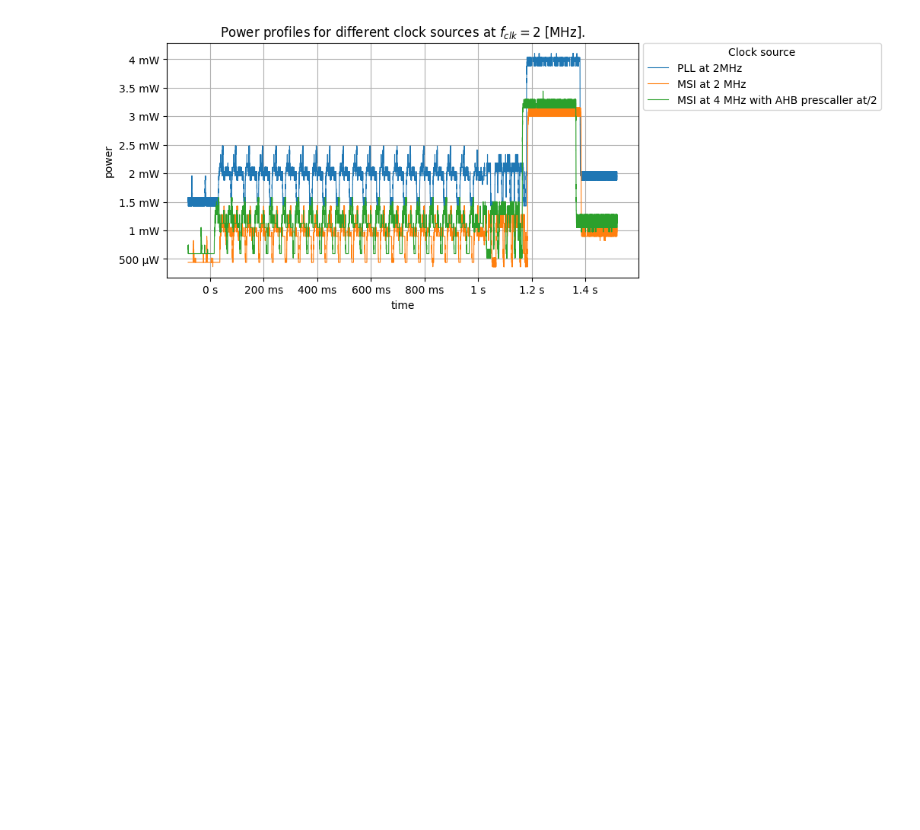
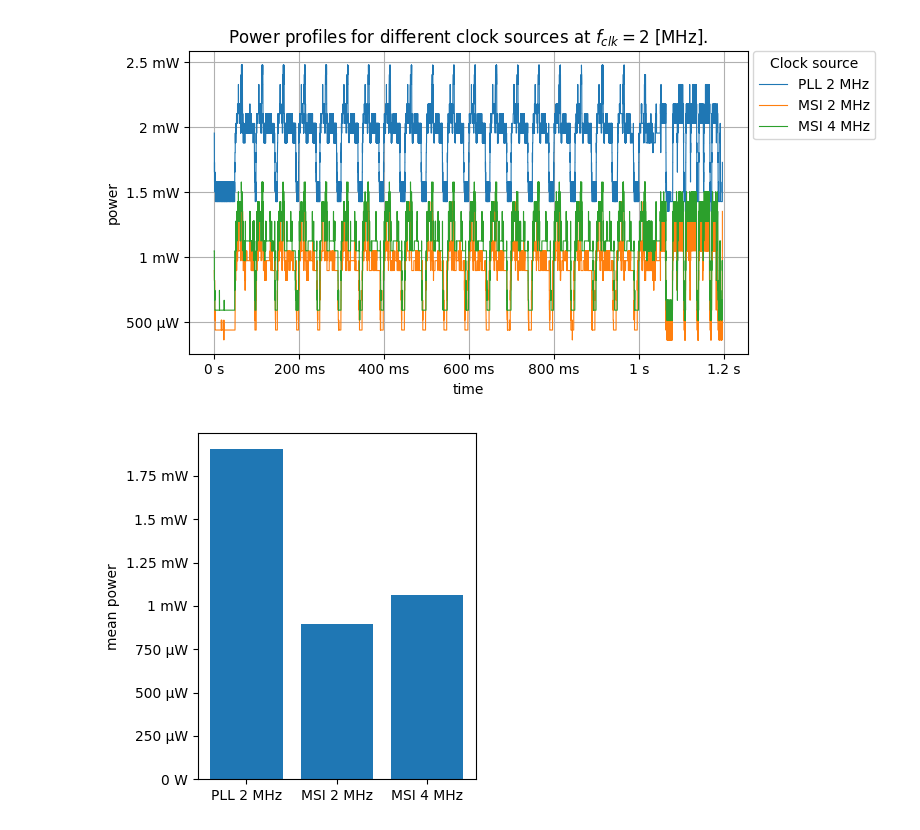
Before and after one commit to jucodavid/LELEC210X, a Jupyter notebook: mcu/report/frequency_reduction/Processing.ipynb, the cells around one changed output. Cells and saved outputs as stored; diff of their text form; code cells hidden in the pictures; blank space fills up the shorter version.

```diff
--- a/mcu/report/frequency_reduction/Processing.ipynb
+++ b/mcu/report/frequency_reduction/Processing.ipynb
@@ -83,6 +74,7 @@ plot_pp(times,chs,labels,labels_title,title)
 means = np.array([np.mean(npp['w']) for npp in npps])
 f = np.arange(32,12,-2) * 1e6
 formatter_hz = EngFormatter(unit='Hz')
+plt.rcParams["figure.figsize"] = (8,4)
 plt.plot(f, means,'--^', markersize=7)
 plt.gca().xaxis.set_major_formatter(formatter_hz)
 plt.gca().yaxis.set_major_formatter(formatter_w)
@@ -91,4 +83,7 @@ plt.gca().xaxis.set_inverted(True)
 plt.ylabel('mean power')
 plt.xlabel('CPU clock frequency')
 plt.grid()
+plt.tight_layout()
+plt.savefig('Export/fVSW32to14.pdf')
+plt.show()
 # %% [output]
@@ -179,13 +165,6 @@ for i,pp in enumerate([pp8MSI,pp8HSI]):
     pp.rename(columns={'CH1(V)': 'CH1(W)'},inplace=True)
 
 pps8 = [pp8,pp8MSI,pp8HSI]
-
-times = np.vstack([pp['Time(S)'] for pp in pps8])
-chs   = np.vstack([pp['CH1(W)'] for pp in pps8])
-labels = ["PLL", "MSI", "HSI"]
-labels_title = "Clock source"
-title = "Power profiles for different clock sources at $f_{clk} = 8$ [MHz]."
-plot_pp(times,chs,labels,labels_title,title)
 
 npps8 = []
 for ind, pp in enumerate(pps8):
@@ -207,20 +186,20 @@ for ind, pp in enumerate(pps8):
     npp['t'] = time[:stop]
     npp['w'] = x[:stop].values
     npps8.append(npp)
-    # plt.plot(npp['t'], npp['w'])
-    # plt.xlim(0,1.2)
-    # plt.show()
 
 times = [npp['t'] for npp in npps8]
 chs   = [npp['w'] for npp in npps8]
 labels = ["PLL", "MSI", "HSI"]
 labels_title = "Clock source"
 title = "Power profiles for different clock sources at $f_{clk} = 8$ [MHz]."
-plot_pp(times,chs,labels,labels_title,title)
+plot_pp(times,chs,labels,labels_title,title,'Export/pp8_clk_source.pdf')
 
 means8 = np.array([np.mean(npp['w']) for npp in npps8])
+plt.rcParams["figure.figsize"] = (4,4)
 plt.bar(labels, means8)
 plt.gca().yaxis.set_major_formatter(formatter_w)
 plt.ylabel('mean power')
+plt.tight_layout()
+plt.savefig('Export/bar8.pdf')
 plt.show()
 # %% [output]
@@ -230,19 +208,55 @@ plt.show()
 # %%
 # pp2
 pp2MSI2 = pd.read_csv("Data/2a.csv",delimiter=',',skiprows=7, index_col=0)
 pp2MSI4 = pd.read_csv("Data/2b.csv",delimiter=',',skiprows=7, index_col=0)
 
 for i,pp in enumerate([pp2MSI2,pp2MSI4]):
     pp['CH1(V)'] = (3.3 - pp['CH1(V)']) * pp['CH1(V)'] / 68
     pp.rename(columns={'CH1(V)': 'CH1(W)'},inplace=True)
 
 pps2 = [pp2,pp2MSI2,pp2MSI4]
 
-times = np.vstack([pp['Time(S)'] for pp in pps2])
-chs   = np.vstack([pp['CH1(W)'] for pp in pps2])
-labels = ["PLL at 2MHz", "MSI at 2 MHz", "MSI at 4 MHz with AHB prescaller at/2"]
+npps2 = []
+for ind, pp in enumerate(pps2):
+
+    peaks, _ = find_peaks(pp['CH1(W)'].values, prominence=.00035)
+
+    for i, peak in enumerate(pp['CH1(W)'][peaks].values):
+
+        if pp['CH1(W)'][peaks].values[0] - peak < -0.0003:
+            break
+
+    start = peaks[i-1]
+    time = pp['Time(S)'][start:].values - pp['Time(S)'][start]
+    x = pp['CH1(W)'][start:]
+
+    stop = np.argmin(np.abs(time-1.197))
+
+
+    npp = pd.DataFrame(dtype=float)
+    npp['t'] = time[:stop]
+    npp['w'] = x[:stop].values
+    npps2.append(npp)
+    # plt.plot(npp['t'], npp['w'])
+    # plt.xlim(0,1.2)
+    # plt.show()
+
+times = [npp['t'] for npp in npps2]
+chs   = [npp['w'] for npp in npps2]
+labels = ["PLL 2 MHz", "MSI 2 MHz", "MSI 4 MHz"]
 labels_title = "Clock source"
 title = "Power profiles for different clock sources at $f_{clk} = 2$ [MHz]."
-plot_pp(times,chs,labels,labels_title,title)
+plot_pp(times,chs,labels,labels_title,title,'Export/pp2_clk_config.pdf')
+
+
+means2 = np.array([np.mean(npp['w']) for npp in npps2])
+plt.rcParams["figure.figsize"] = (4,4)
+plt.bar(labels, means2)
+plt.gca().yaxis.set_major_formatter(formatter_w)
+plt.ylabel('mean power')
+plt.tight_layout()
+plt.savefig('Export/bar2.pdf')
+plt.show()
 # %% [output]
-[figure, old version]
+[figure, new version]
+[figure, added]
```
Also changed, not shown: parts of 13 cells of this notebook, 15 other files.
